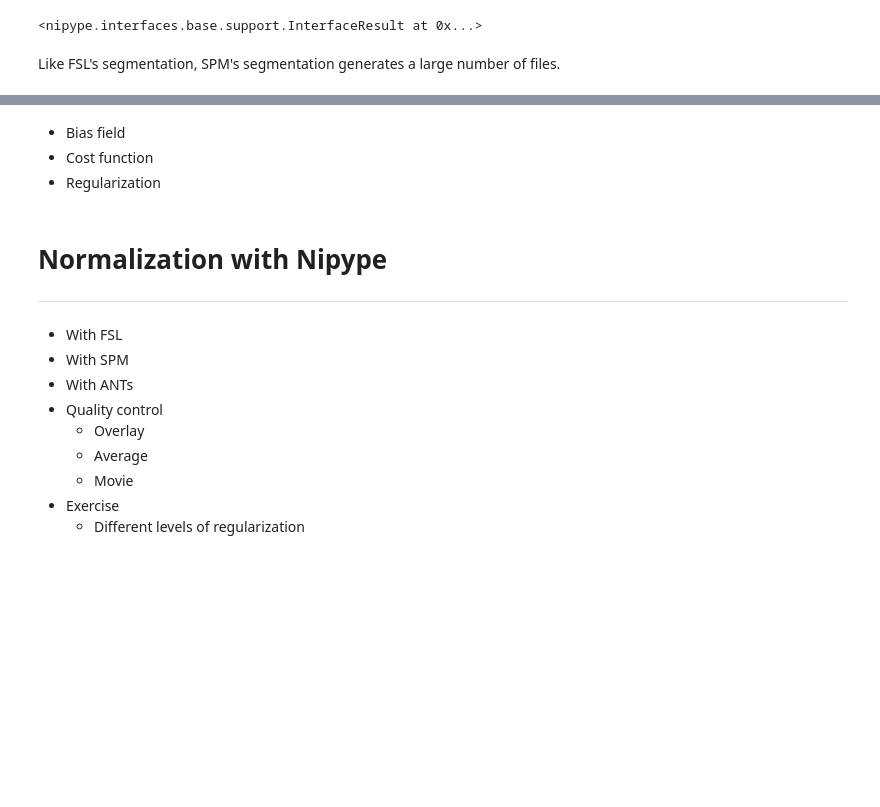
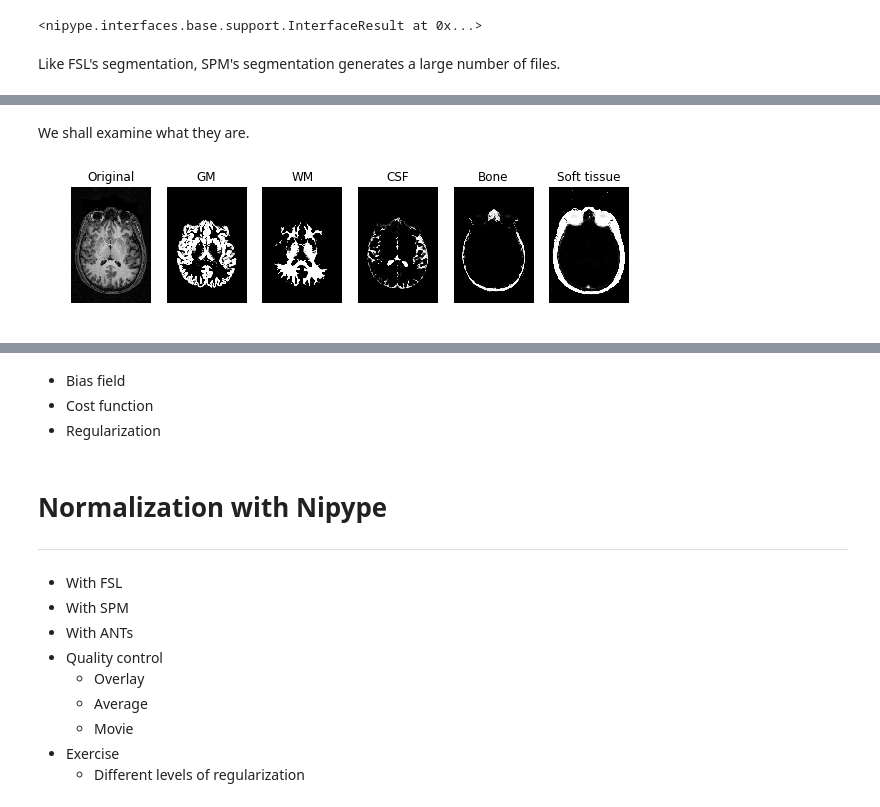
Before and after one commit to sathayas/JupyterfMRIFall2018, a Jupyter notebook: Normalization.ipynb, the cells around one changed output, grey strips where cells are left out. Drawn from its saved outputs; the diff is of its cells as text; code cells hidden in the pictures; blank space fills up the shorter version.

Commit message:
Completed the segmentation section. Currently working on the bias field

```diff
--- a/Normalization.ipynb
+++ b/Normalization.ipynb
@@ -294,7 +294,8 @@ from nipype.algorithms.misc import Gunzip  # gunzip interface
 
 
 # Directory where your data set resides. This needs to be customized
-dataDir = '/home/satoru/Teaching/fMRI_Fall_2018/Data/ds102'
+#dataDir = '/home/satoru/Teaching/fMRI_Fall_2018/Data/ds102'
+dataDir = '/Users/sh45474/Documents/Teaching/fMRI_Fall_2018/Data/ds102'
 # %%
 # an T1 weighted image from one of the subjects
 imageT1 = os.path.join(dataDir,'sub-26/anat/sub-26_T1w.nii.gz')
@@ -343,0 +345,41 @@ listNii
+# %% [markdown]
+We shall examine what they are.
+# %%
+# Importing custom functions for displaying sections
+import sys
+sys.path.append('functions')
+from DisplaySection import show_section, load_nii_data
+
+
+# loading the data matrices
+X = load_nii_data(res.outputs.out_file)
+Xseg1 = load_nii_data(res.outputs.out_file.replace('sub','c1sub'))
+Xseg2 = load_nii_data(res.outputs.out_file.replace('sub','c2sub'))
+Xseg3 = load_nii_data(res.outputs.out_file.replace('sub','c3sub'))
+Xseg4 = load_nii_data(res.outputs.out_file.replace('sub','c4sub'))
+Xseg5 = load_nii_data(res.outputs.out_file.replace('sub','c5sub'))
+
+
+# showing the before and after images
+plt.figure(figsize=[10,2.5])
+plt.subplot(161)
+show_section(X, 'xy', 140)
+plt.title('Original')
+plt.subplot(162)
+show_section(Xseg1, 'xy', 140)
+plt.title('GM')
+plt.subplot(163)
+show_section(Xseg2, 'xy', 140)
+plt.title('WM')
+plt.subplot(164)
+show_section(Xseg3, 'xy', 140)
+plt.title('CSF')
+plt.subplot(165)
+show_section(Xseg4, 'xy', 140)
+plt.title('Bone')
+plt.subplot(166)
+show_section(Xseg5, 'xy', 140)
+plt.title('Soft tissue')
+plt.show()
+# %% [output]
+[figure, added]
```
Also changed, not shown: parts of 10 cells of this notebook.
